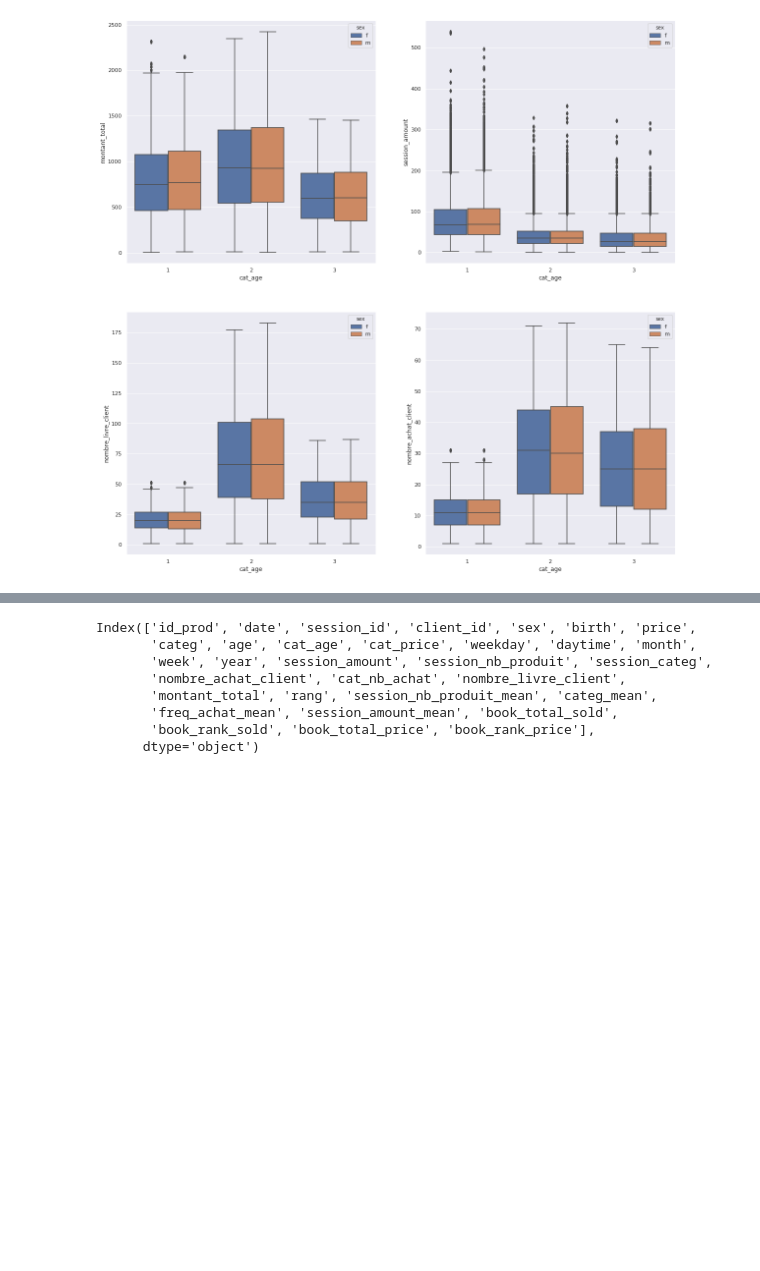
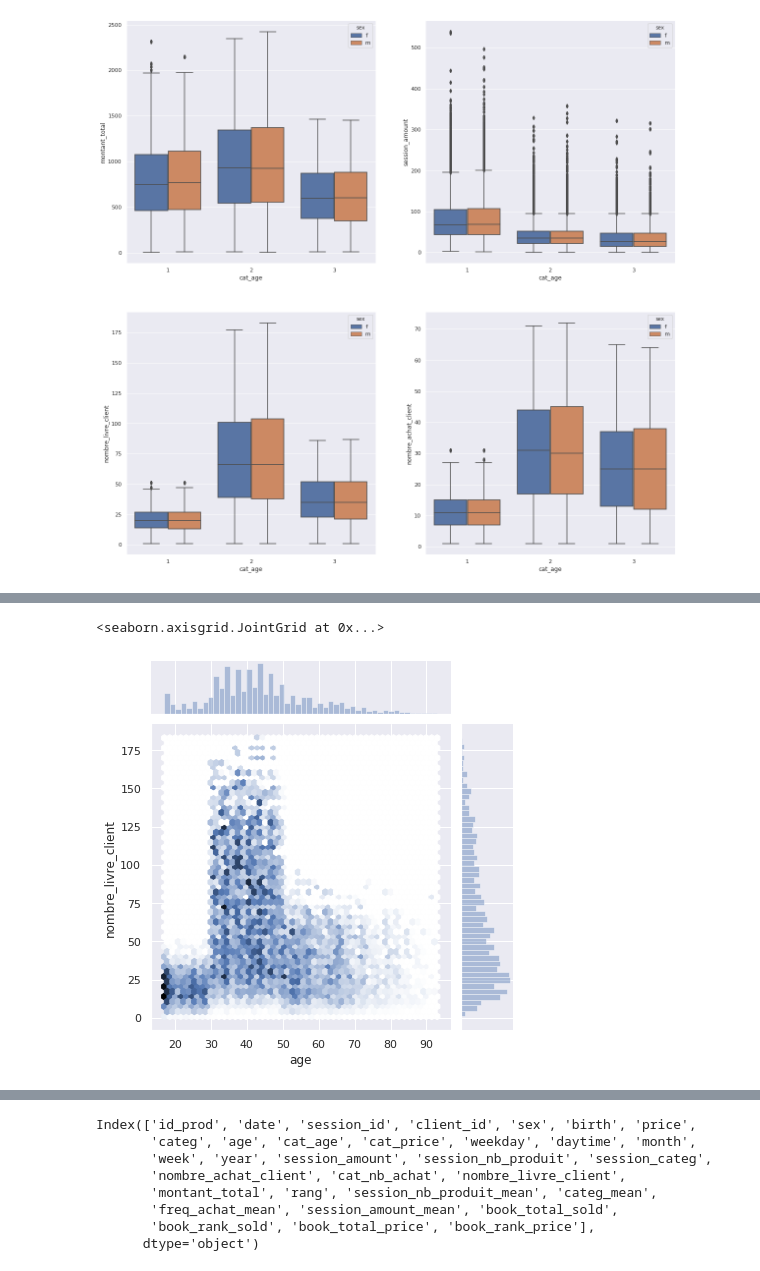
Before and after one commit to FranckDELRUE/OCR-Project-4-DAn, a Jupyter notebook: Project 4.ipynb, the cells around one changed output, grey strips where cells are left out. Cells and saved outputs as stored; diff of their text form; code cells hidden in the pictures; blank space fills up the shorter version.

```diff
--- a/Project 4.ipynb
+++ b/Project 4.ipynb
@@ -1069,0 +1094,5 @@ Nous constatons que la catégorie d'age intermédiaire a une médiane la plus é
+# %%
+sns.jointplot(x='age', y='nombre_livre_client', kind="hex", data = df_transactions[(df_transactions['rang'] > 4)])
+# %% [output]
+<seaborn.axisgrid.JointGrid at 0x...>
+[figure, added]
```
Also changed, not shown: parts of 8 cells of this notebook.
